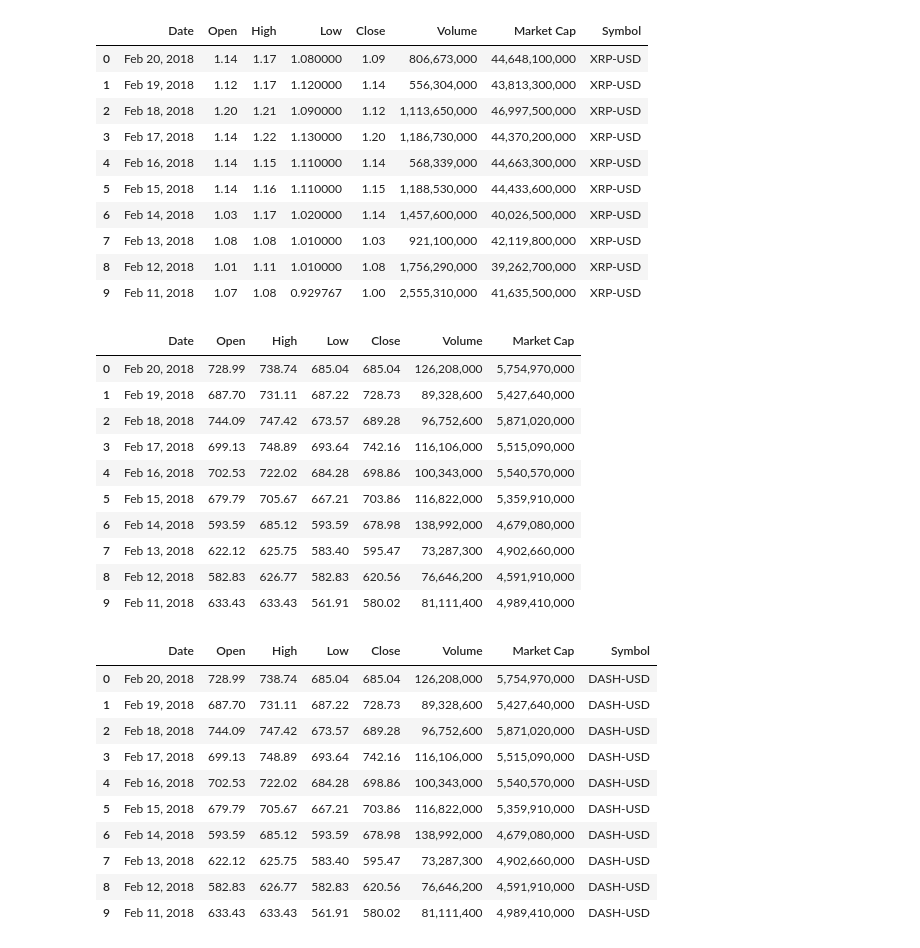
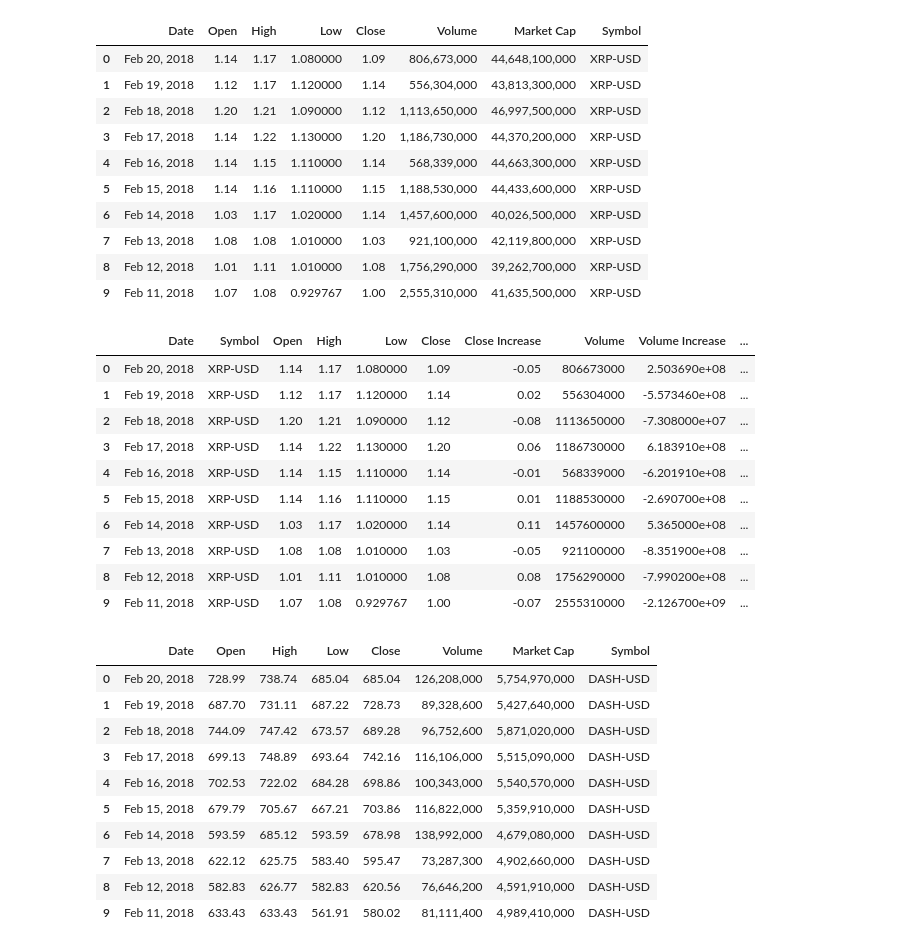
Before and after one commit to Kato883/Crypto_Knights, a Jupyter notebook: Scripts/readCSVs.ipynb, the cells around one changed output. Drawn from its saved outputs; the diff is of its cells as text; code cells hidden in the pictures.

```diff
--- a/Scripts/readCSVs.ipynb
+++ b/Scripts/readCSVs.ipynb
@@ -150,20 +141,29 @@ new_ripple_file_df.head(10)
 | 7 | Feb 13, 2018 | 1.08 | 1.08 | 1.010000 | 1.03 | 921,100,000 | 42,119,800,000 | XRP-USD |
 | 8 | Feb 12, 2018 | 1.01 | 1.11 | 1.010000 | 1.08 | 1,756,290,000 | 39,262,700,000 | XRP-USD |
 | 9 | Feb 11, 2018 | 1.07 | 1.08 | 0.929767 | 1.00 | 2,555,310,000 | 41,635,500,000 | XRP-USD |
-# %%
-dash_file_df.head(10)
-# %% [output]
-|  | Date | Open | High | Low | Close | Volume | Market Cap |
-| 0 | Feb 20, 2018 | 728.99 | 738.74 | 685.04 | 685.04 | 126,208,000 | 5,754,970,000 |
-| 1 | Feb 19, 2018 | 687.70 | 731.11 | 687.22 | 728.73 | 89,328,600 | 5,427,640,000 |
-| 2 | Feb 18, 2018 | 744.09 | 747.42 | 673.57 | 689.28 | 96,752,600 | 5,871,020,000 |
-| 3 | Feb 17, 2018 | 699.13 | 748.89 | 693.64 | 742.16 | 116,106,000 | 5,515,090,000 |
-| 4 | Feb 16, 2018 | 702.53 | 722.02 | 684.28 | 698.86 | 100,343,000 | 5,540,570,000 |
-| 5 | Feb 15, 2018 | 679.79 | 705.67 | 667.21 | 703.86 | 116,822,000 | 5,359,910,000 |
-| 6 | Feb 14, 2018 | 593.59 | 685.12 | 593.59 | 678.98 | 138,992,000 | 4,679,080,000 |
-| 7 | Feb 13, 2018 | 622.12 | 625.75 | 583.40 | 595.47 | 73,287,300 | 4,902,660,000 |
-| 8 | Feb 12, 2018 | 582.83 | 626.77 | 582.83 | 620.56 | 76,646,200 | 4,591,910,000 |
-| 9 | Feb 11, 2018 | 633.43 | 633.43 | 561.91 | 580.02 | 81,111,400 | 4,989,410,000 |
+# %%
+new_ripple_file_df['Volume'] = new_ripple_file_df['Volume'].str.replace(",", "")
+new_ripple_file_df['Volume'] = new_ripple_file_df['Volume'].str.replace("-", "0")
+new_ripple_file_df['Volume'] = new_ripple_file_df['Volume'].astype('int64')
+new_ripple_file_df['Market Cap'] = new_ripple_file_df['Market Cap'].str.replace(",", "")
+new_ripple_file_df['Market Cap'] = new_ripple_file_df['Market Cap'].astype('int64')
+new_ripple_file_df['Close Increase'] = new_ripple_file_df['Close'] - new_ripple_file_df['Close'].shift(-1)
+new_ripple_file_df['Volume Increase'] = new_ripple_file_df['Volume'] - new_ripple_file_df['Volume'].shift(-1)
+new_ripple_file_df['Market Cap Increase'] = new_ripple_file_df['Market Cap'] - new_ripple_file_df['Market Cap'].shift(-1)
+final_ripple_df = new_ripple_file_df[['Date', 'Symbol', 'Open', 'High', 'Low', 'Close', 'Close Increase', 'Volume', 'Volume Increase', 'Market Cap', 'Market Cap Increase']]
+final_ripple_df.head(10)
+# %% [output]
+|  | Date | Symbol | Open | High | Low | Close | Close Increase | Volume | Volume Increase | ... |
+| 0 | Feb 20, 2018 | XRP-USD | 1.14 | 1.17 | 1.080000 | 1.09 | -0.05 | 806673000 | 2.503690e+08 | ... |
+| 1 | Feb 19, 2018 | XRP-USD | 1.12 | 1.17 | 1.120000 | 1.14 | 0.02 | 556304000 | -5.573460e+08 | ... |
+| 2 | Feb 18, 2018 | XRP-USD | 1.20 | 1.21 | 1.090000 | 1.12 | -0.08 | 1113650000 | -7.308000e+07 | ... |
+| 3 | Feb 17, 2018 | XRP-USD | 1.14 | 1.22 | 1.130000 | 1.20 | 0.06 | 1186730000 | 6.183910e+08 | ... |
+| 4 | Feb 16, 2018 | XRP-USD | 1.14 | 1.15 | 1.110000 | 1.14 | -0.01 | 568339000 | -6.201910e+08 | ... |
+| 5 | Feb 15, 2018 | XRP-USD | 1.14 | 1.16 | 1.110000 | 1.15 | 0.01 | 1188530000 | -2.690700e+08 | ... |
+| 6 | Feb 14, 2018 | XRP-USD | 1.03 | 1.17 | 1.020000 | 1.14 | 0.11 | 1457600000 | 5.365000e+08 | ... |
+| 7 | Feb 13, 2018 | XRP-USD | 1.08 | 1.08 | 1.010000 | 1.03 | -0.05 | 921100000 | -8.351900e+08 | ... |
+| 8 | Feb 12, 2018 | XRP-USD | 1.01 | 1.11 | 1.010000 | 1.08 | 0.08 | 1756290000 | -7.990200e+08 | ... |
+| 9 | Feb 11, 2018 | XRP-USD | 1.07 | 1.08 | 0.929767 | 1.00 | -0.07 | 2555310000 | -2.126700e+09 | ... |
 # %%
 dash_file_df['Symbol'] = 'DASH-USD'
 new_dash_file_df = dash_file_df
```
Also changed, not shown: parts of 8 cells of this notebook.
